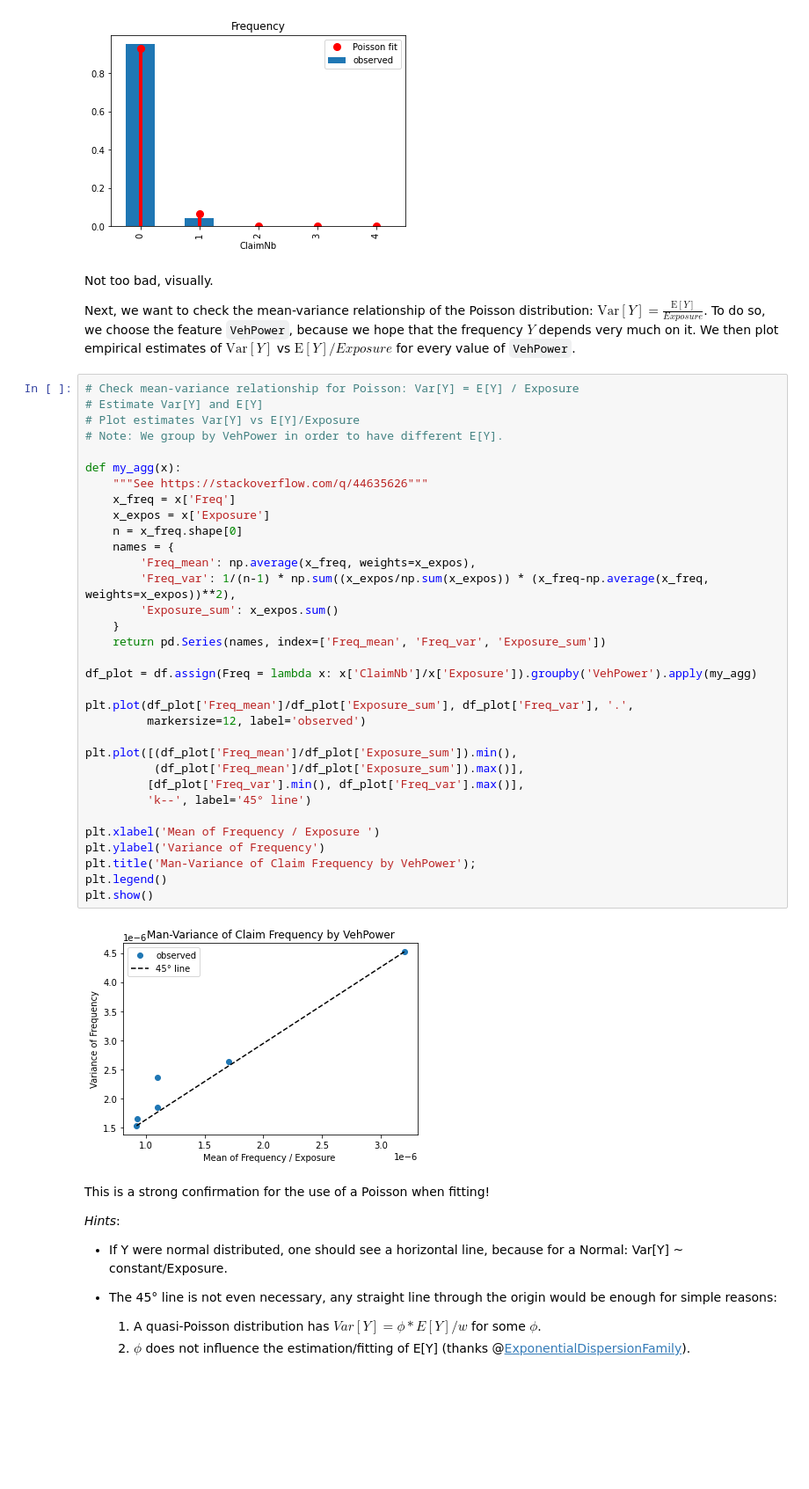
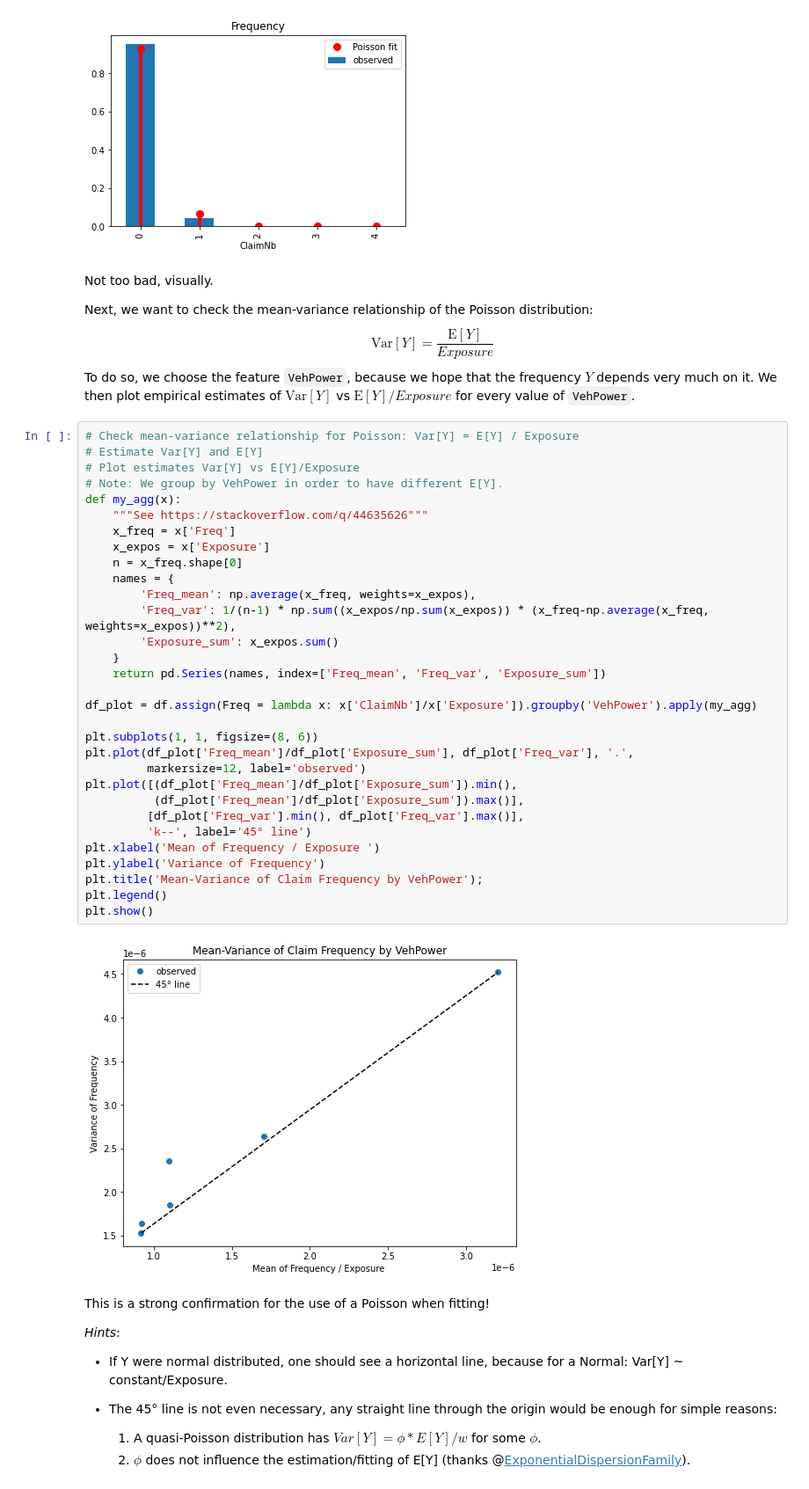
Before and after one commit to Quantco/glum, a Jupyter notebook: docs/tutorials/glm_french_motor_tutorial/glm_french_motor.ipynb, the cells around one changed output. Shown at 88% size. Cells and saved outputs as stored; diff of their text form; blank space fills up the shorter version.

```diff
--- a/docs/tutorials/glm_french_motor_tutorial/glm_french_motor.ipynb
+++ b/docs/tutorials/glm_french_motor_tutorial/glm_french_motor.ipynb
@@ -125,42 +135,44 @@ plt.title("Frequency");
 # %% [markdown]
 Not too bad, visually.
 
-Next, we want to check the mean-variance relationship of the Poisson distribution: $\mathrm{Var}[Y] = \frac{\mathrm{E}[Y]}{Exposure}$. To do so, we choose the feature `VehPower`, because we hope that the frequency $Y$ depends very much on it. We then plot empirical estimates of $\mathrm{Var}[Y]$ vs $\mathrm{E}[Y]/Exposure$ for every value of `VehPower`.
+Next, we want to check the mean-variance relationship of the Poisson distribution:
+\begin{equation}
+\mathrm{Var}[Y] = \frac{\mathrm{E}[Y]}{Exposure}
+\end{equation}
+To do so, we choose the feature `VehPower`, because we hope that the frequency $Y$ depends very much on it. We then plot empirical estimates of $\mathrm{Var}[Y]$ vs $\mathrm{E}[Y]/Exposure$ for every value of `VehPower`.
 # %%
 # Check mean-variance relationship for Poisson: Var[Y] = E[Y] / Exposure
 # Estimate Var[Y] and E[Y]
 # Plot estimates Var[Y] vs E[Y]/Exposure
 # Note: We group by VehPower in order to have different E[Y].
-
 def my_agg(x):
     """See https://stackoverflow.com/q/44635626"""
     x_freq = x['Freq']
     x_expos = x['Exposure']
     n = x_freq.shape[0]
     names = {
         'Freq_mean': np.average(x_freq, weights=x_expos),
         'Freq_var': 1/(n-1) * np.sum((x_expos/np.sum(x_expos)) * (x_freq-np.average(x_freq, weights=x_expos))**2),
         'Exposure_sum': x_expos.sum()
     }
     return pd.Series(names, index=['Freq_mean', 'Freq_var', 'Exposure_sum'])
 
 df_plot = df.assign(Freq = lambda x: x['ClaimNb']/x['Exposure']).groupby('VehPower').apply(my_agg)
 
+plt.subplots(1, 1, figsize=(8, 6))
 plt.plot(df_plot['Freq_mean']/df_plot['Exposure_sum'], df_plot['Freq_var'], '.',
          markersize=12, label='observed')
-
 plt.plot([(df_plot['Freq_mean']/df_plot['Exposure_sum']).min(),
           (df_plot['Freq_mean']/df_plot['Exposure_sum']).max()],
          [df_plot['Freq_var'].min(), df_plot['Freq_var'].max()],
          'k--', label='45° line')
-
 plt.xlabel('Mean of Frequency / Exposure ')
 plt.ylabel('Variance of Frequency')
-plt.title('Man-Variance of Claim Frequency by VehPower');
+plt.title('Mean-Variance of Claim Frequency by VehPower');
 plt.legend()
 plt.show()
 # %% [output]
-[figure, old version]
+[figure, new version]
 # %% [markdown]
 This is a strong confirmation for the use of a Poisson when fitting!
 
```
Also changed, not shown: parts of 7 cells of this notebook, 4 other files.
